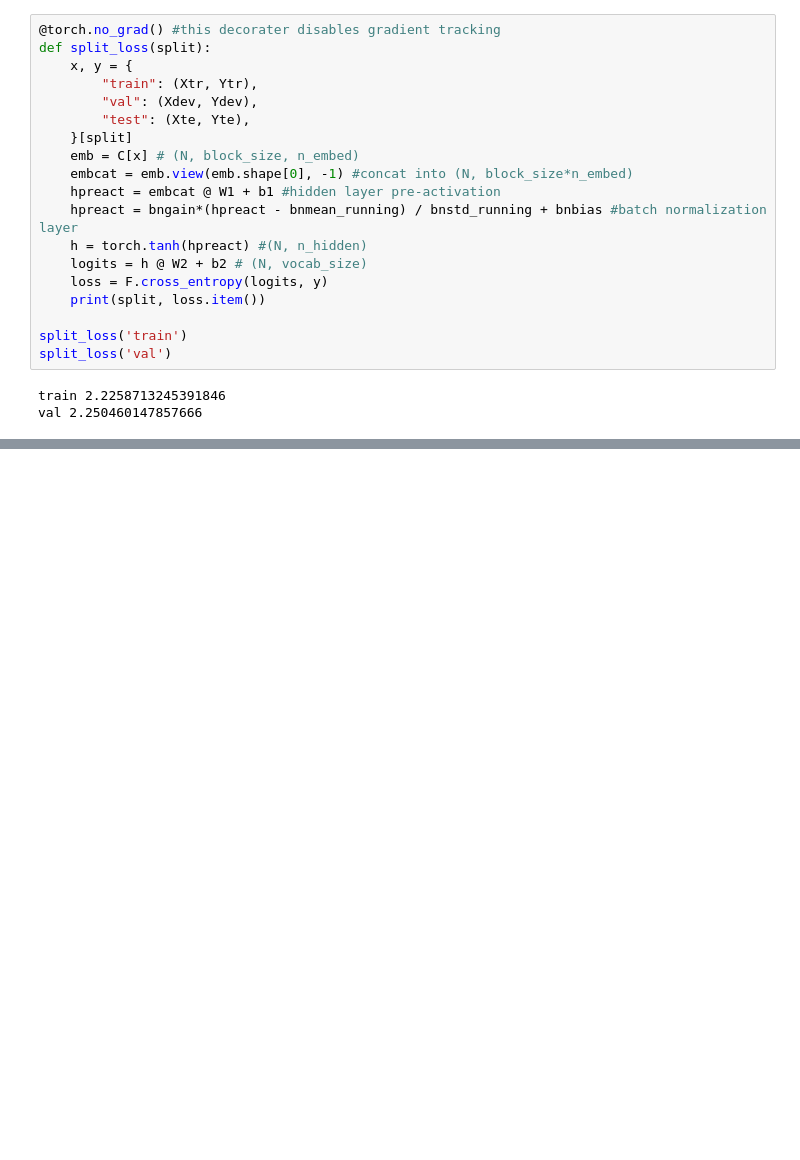
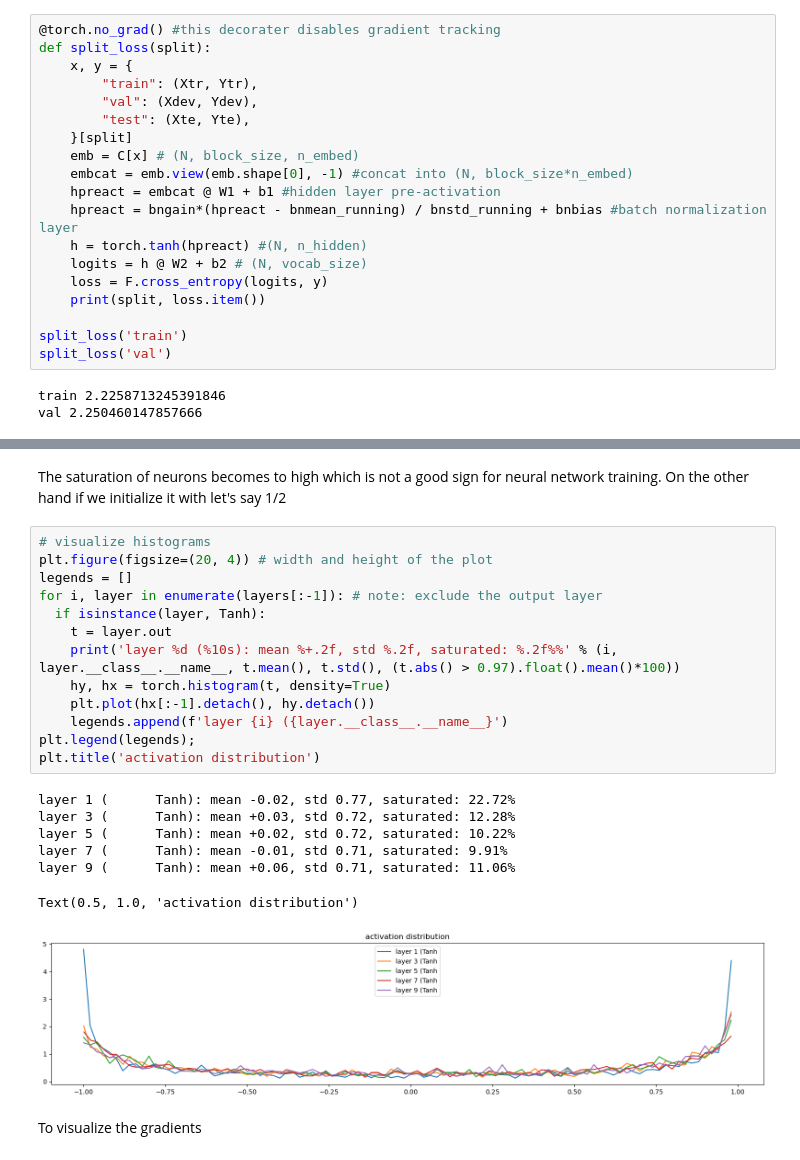
Before and after one commit to psycoplankton/Rock-Bottom, a Jupyter notebook: BatchNorm_Gradient_statistics.ipynb, the cells around one changed output, grey strips where cells are left out. Saved outputs shown, nothing was run; the diff lists cells and outputs as text; blank space fills up the shorter version.

Commit message:
Gradient statistics

```diff
--- a/BatchNorm_Gradient_statistics.ipynb
+++ b/BatchNorm_Gradient_statistics.ipynb
@@ -429,0 +606,25 @@ val 2.250460147857666
+# %% [markdown]
+The saturation of neurons becomes to high which is not a good sign for neural network training. On the other hand if we initialize it with let's say 1/2
+# %%
+# visualize histograms
+plt.figure(figsize=(20, 4)) # width and height of the plot
+legends = []
+for i, layer in enumerate(layers[:-1]): # note: exclude the output layer
+  if isinstance(layer, Tanh):
+    t = layer.out
+    print('layer %d (%10s): mean %+.2f, std %.2f, saturated: %.2f%%' % (i, layer.__class__.__name__, t.mean(), t.std(), (t.abs() > 0.97).float().mean()*100))
+    hy, hx = torch.histogram(t, density=True)
+    plt.plot(hx[:-1].detach(), hy.detach())
+    legends.append(f'layer {i} ({layer.__class__.__name__}')
+plt.legend(legends);
+plt.title('activation distribution')
+# %% [output]
+layer 1 (      Tanh): mean -0.02, std 0.77, saturated: 22.72%
+layer 3 (      Tanh): mean +0.03, std 0.72, saturated: 12.28%
+layer 5 (      Tanh): mean +0.02, std 0.72, saturated: 10.22%
+layer 7 (      Tanh): mean -0.01, std 0.71, saturated: 9.91%
+layer 9 (      Tanh): mean +0.06, std 0.71, saturated: 11.06%
+Text(0.5, 1.0, 'activation distribution')
+[figure, added]
+# %% [markdown]
+To visualize the gradients
```
Also changed, not shown: parts of 17 cells of this notebook.
